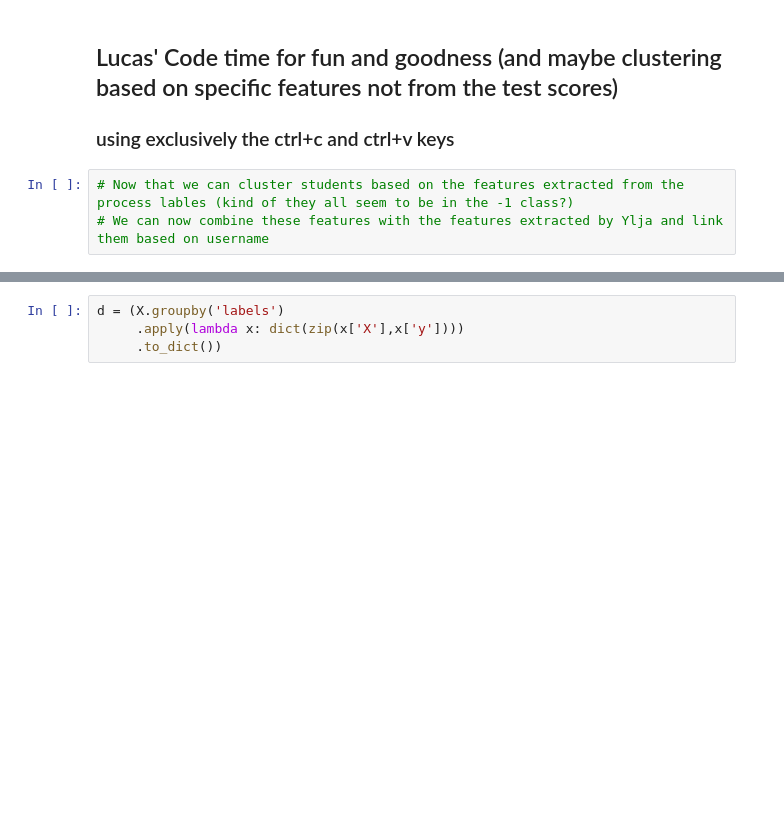
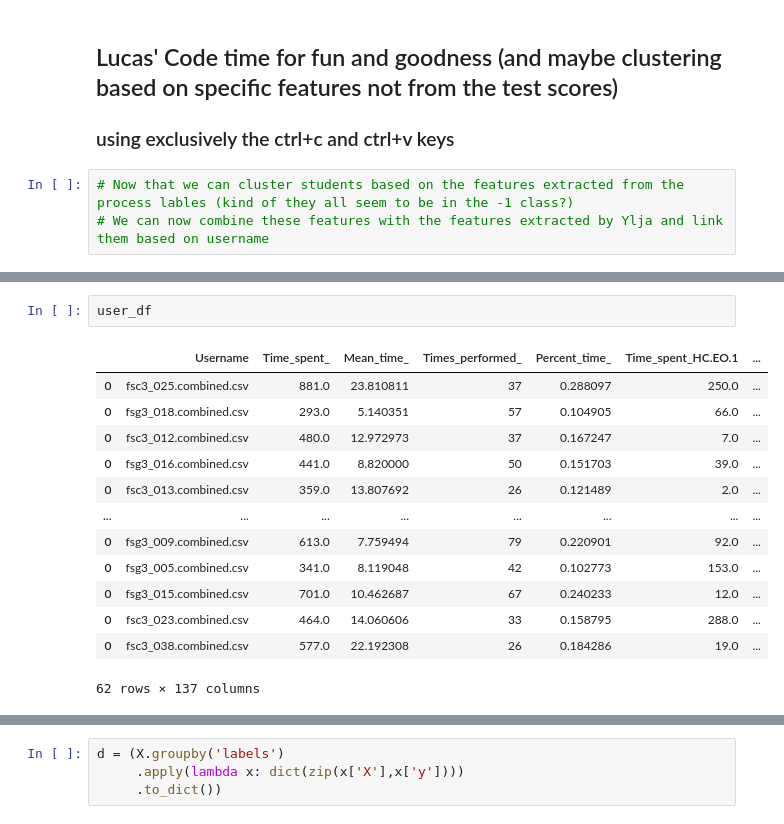
Before and after one commit to PeaceDucko/flora-lighthouse, a Jupyter notebook: main.ipynb, the cells around one changed output, grey strips where cells are left out. Cells and saved outputs as stored; diff of their text form; blank space fills up the shorter version.

```diff
--- a/main.ipynb
+++ b/main.ipynb
@@ -297,3 +296,19 @@ plot(X)
+# %%
+user_df
+# %% [output]
+|  | Username | Time_spent_ | Mean_time_ | Times_performed_ | Percent_time_ | Time_spent_HC.EO.1 | ... |
+| 0 | fsc3_025.combined.csv | 881.0 | 23.810811 | 37 | 0.288097 | 250.0 | ... |
+| 0 | fsg3_018.combined.csv | 293.0 | 5.140351 | 57 | 0.104905 | 66.0 | ... |
+| 0 | fsc3_012.combined.csv | 480.0 | 12.972973 | 37 | 0.167247 | 7.0 | ... |
+| 0 | fsg3_016.combined.csv | 441.0 | 8.820000 | 50 | 0.151703 | 39.0 | ... |
+| 0 | fsc3_013.combined.csv | 359.0 | 13.807692 | 26 | 0.121489 | 2.0 | ... |
+| ... | ... | ... | ... | ... | ... | ... | ... |
+| 0 | fsg3_009.combined.csv | 613.0 | 7.759494 | 79 | 0.220901 | 92.0 | ... |
+| 0 | fsg3_005.combined.csv | 341.0 | 8.119048 | 42 | 0.102773 | 153.0 | ... |
+| 0 | fsg3_015.combined.csv | 701.0 | 10.462687 | 67 | 0.240233 | 12.0 | ... |
+| 0 | fsc3_023.combined.csv | 464.0 | 14.060606 | 33 | 0.158795 | 288.0 | ... |
+| 0 | fsc3_038.combined.csv | 577.0 | 22.192308 | 26 | 0.184286 | 19.0 | ... |
+62 rows × 137 columns
 # %%
 X
 # %% [output]
```
Also changed, not shown: parts of 7 cells of this notebook, 2 other files.
